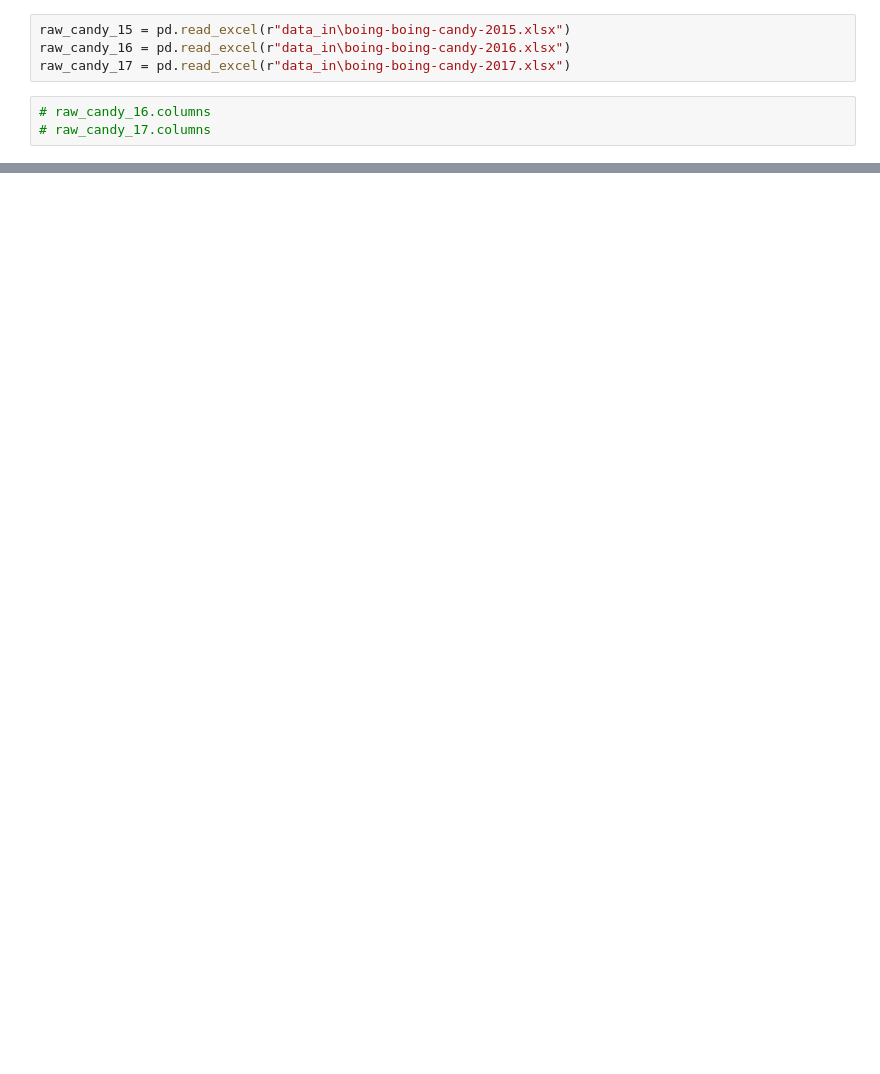
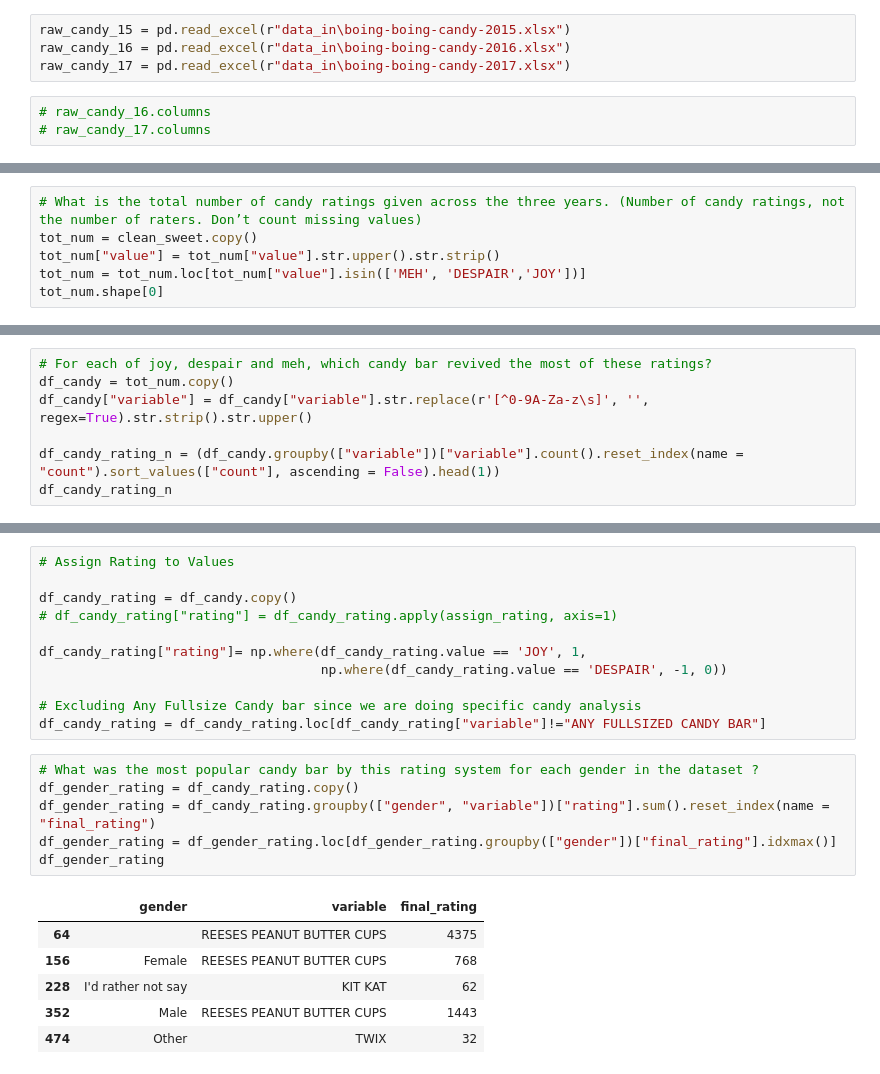
Before and after one commit to kanghinlee/Data_Portfolio, a Jupyter notebook: 01_Dirty_Data_Projects/04_Halloween_Candy_Data/clean_script.ipynb, the cells around one changed output, grey strips where cells are left out. Drawn from its saved outputs; the diff is of its cells as text; blank space fills up the shorter version.

```diff
--- a/01_Dirty_Data_Projects/04_Halloween_Candy_Data/clean_script.ipynb
+++ b/01_Dirty_Data_Projects/04_Halloween_Candy_Data/clean_script.ipynb
@@ -115,0 +171,6 @@ Name: age, dtype: float64
+# %%
+# What is the total number of candy ratings given across the three years. (Number of candy ratings, not the number of raters. Don’t count missing values)
+tot_num = clean_sweet.copy()
+tot_num["value"] = tot_num["value"].str.upper().str.strip()
+tot_num = tot_num.loc[tot_num["value"].isin(['MEH', 'DESPAIR','JOY'])]
+tot_num.shape[0]
@@ -115,0 +179,7 @@ Name: age, dtype: float64
+# %%
+# For each of joy, despair and meh, which candy bar revived the most of these ratings?
+df_candy = tot_num.copy()
+df_candy["variable"] = df_candy["variable"].str.replace(r'[^0-9A-Za-z\s]', '', regex=True).str.strip().str.upper()
+
+df_candy_rating_n = (df_candy.groupby(["variable"])["variable"].count().reset_index(name = "count").sort_values(["count"], ascending = False).head(1))
+df_candy_rating_n
@@ -115,0 +199,24 @@ Name: age, dtype: float64
+# %%
+# Assign Rating to Values
+
+df_candy_rating = df_candy.copy()
+# df_candy_rating["rating"] = df_candy_rating.apply(assign_rating, axis=1)
+
+df_candy_rating["rating"]= np.where(df_candy_rating.value == 'JOY', 1,
+                                    np.where(df_candy_rating.value == 'DESPAIR', -1, 0))
+
+# Excluding Any Fullsize Candy bar since we are doing specific candy analysis
+df_candy_rating = df_candy_rating.loc[df_candy_rating["variable"]!="ANY FULLSIZED CANDY BAR"]
+# %%
+# What was the most popular candy bar by this rating system for each gender in the dataset ?
+df_gender_rating = df_candy_rating.copy()
+df_gender_rating = df_candy_rating.groupby(["gender", "variable"])["rating"].sum().reset_index(name = "final_rating")
+df_gender_rating = df_gender_rating.loc[df_gender_rating.groupby(["gender"])["final_rating"].idxmax()]
+df_gender_rating
+# %% [output]
+|  | gender | variable | final_rating |
+| 64 |  | REESES PEANUT BUTTER CUPS | 4375 |
+| 156 | Female | REESES PEANUT BUTTER CUPS | 768 |
+| 228 | I'd rather not say | KIT KAT | 62 |
+| 352 | Male | REESES PEANUT BUTTER CUPS | 1443 |
+| 474 | Other | TWIX | 32 |
```
Also changed, not shown: parts of 20 cells of this notebook.
